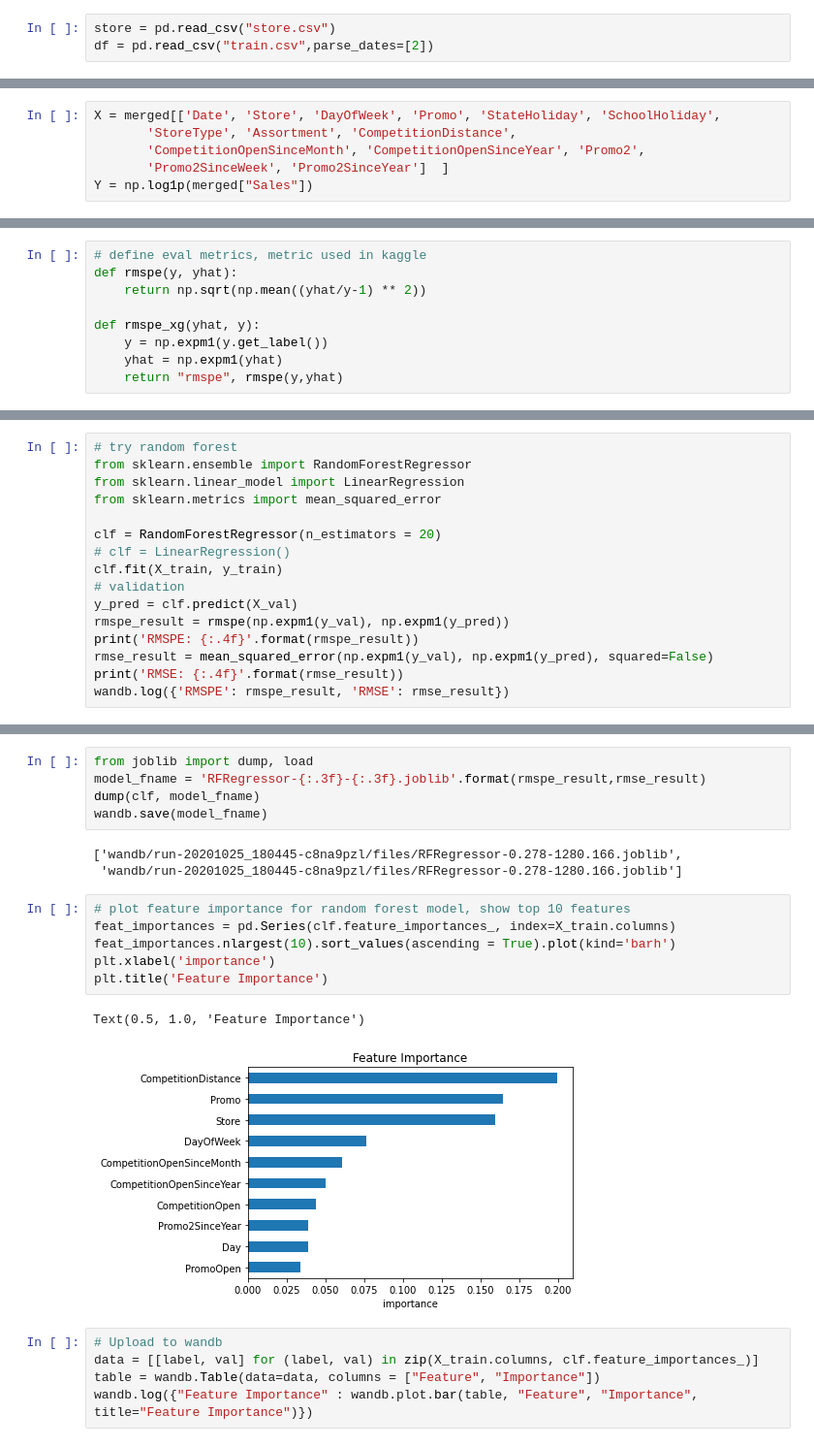
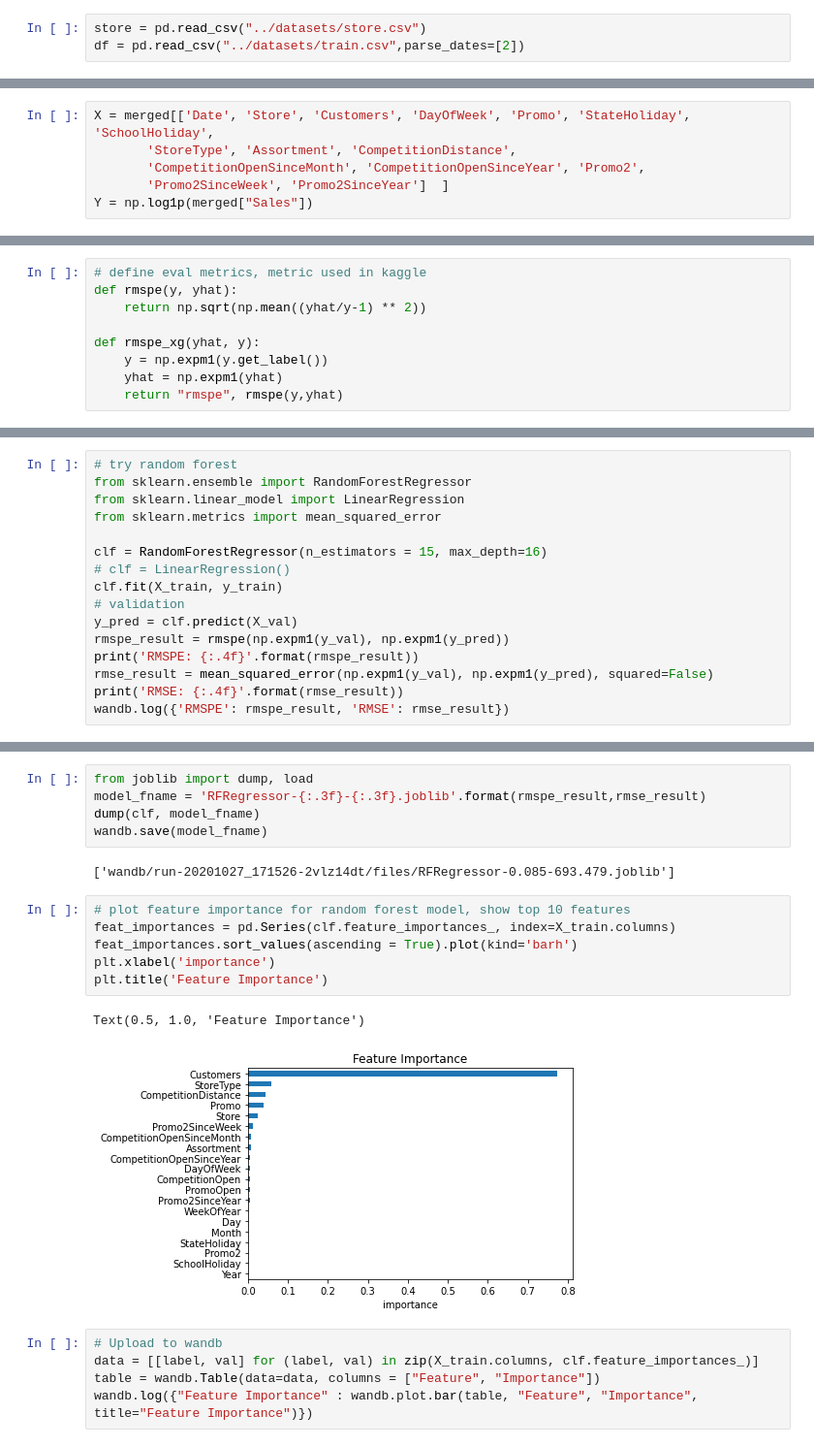
Before and after one commit to RenzoBenemerito/RossmannAPI, a Jupyter notebook: model/Training.ipynb, the cells around one changed output, grey strips where cells are left out. Shown at 97% size. Drawn from its saved outputs; the diff is of its cells as text.

Commit message:
[US001][TS002] Added new training script for better model RMSE 693

```diff
--- a/model/Training.ipynb
+++ b/model/Training.ipynb
@@ -2,8 +2,8 @@
 import numpy as np
 import pandas as pd
 # %%
-store = pd.read_csv("store.csv")
-df = pd.read_csv("train.csv",parse_dates=[2])
+store = pd.read_csv("../datasets/store.csv")
+df = pd.read_csv("../datasets/train.csv",parse_dates=[2])
 # %%
 df.head()
 # %% [output]
@@ -123,7 +123,7 @@ merged.Store.astype('category')
 Name: Store, Length: 759848, dtype: category
 Categories (1115, int64): [1, 2, 3, 4, ..., 1112, 1113, 1114, 1115]
 # %%
-X = merged[['Date', 'Store', 'DayOfWeek', 'Promo', 'StateHoliday', 'SchoolHoliday',
+X = merged[['Date', 'Store', 'Customers', 'DayOfWeek', 'Promo', 'StateHoliday', 'SchoolHoliday',
        'StoreType', 'Assortment', 'CompetitionDistance',
        'CompetitionOpenSinceMonth', 'CompetitionOpenSinceYear', 'Promo2',
        'Promo2SinceWeek', 'Promo2SinceYear']  ]
@@ -236,7 +230,7 @@ from sklearn.ensemble import RandomForestRegressor
 from sklearn.linear_model import LinearRegression
 from sklearn.metrics import mean_squared_error
 
-clf = RandomForestRegressor(n_estimators = 20)
+clf = RandomForestRegressor(n_estimators = 15, max_depth=16)
 # clf = LinearRegression()
 clf.fit(X_train, y_train)
 # validation
@@ -262,17 +251,16 @@ model_fname = 'RFRegressor-{:.3f}-{:.3f}.joblib'.format(rmspe_result,rmse_result
 dump(clf, model_fname)
 wandb.save(model_fname)
 # %% [output]
-['wandb/run-20201025_180445-c8na9pzl/files/RFRegressor-0.278-1280.166.joblib',
- 'wandb/run-20201025_180445-c8na9pzl/files/RFRegressor-0.278-1280.166.joblib']
+['wandb/run-20201027_171526-2vlz14dt/files/RFRegressor-0.085-693.479.joblib']
 # %%
 # plot feature importance for random forest model, show top 10 features
 feat_importances = pd.Series(clf.feature_importances_, index=X_train.columns)
-feat_importances.nlargest(10).sort_values(ascending = True).plot(kind='barh')
+feat_importances.sort_values(ascending = True).plot(kind='barh')
 plt.xlabel('importance')
 plt.title('Feature Importance')
 # %% [output]
 Text(0.5, 1.0, 'Feature Importance')
-[figure, old version]
+[figure, new version]
 # %%
 # Upload to wandb
 data = [[label, val] for (label, val) in zip(X_train.columns, clf.feature_importances_)]
```
Also changed, not shown: parts of 11 cells of this notebook, 3 other files.
